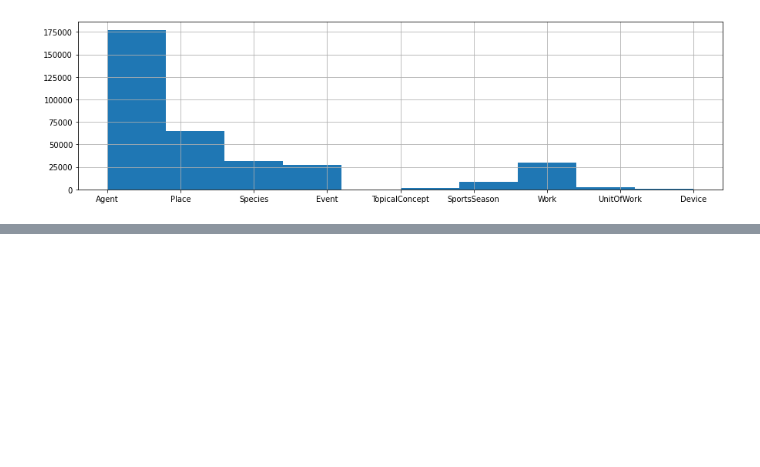
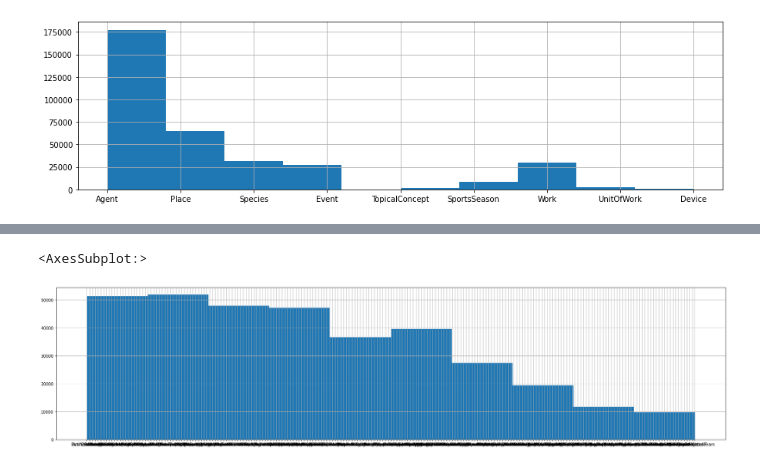
Before and after one commit to talvany/hierarchiclass, a Jupyter notebook: notebooks/Analyse data.ipynb, the cells around one changed output, grey strips where cells are left out. Cells and saved outputs as stored; diff of their text form; code cells hidden in the pictures; blank space fills up the shorter version.

```diff
--- a/notebooks/Analyse data.ipynb
+++ b/notebooks/Analyse data.ipynb
@@ -59,0 +162,5 @@ Series([], Name: l3, dtype: int64)
+# %%
+df.l3.hist(figsize=(30,7))
+# %% [output]
+<AxesSubplot:>
+[figure, added]
```
Also changed, not shown: parts of 17 cells of this notebook, 1 other file.
